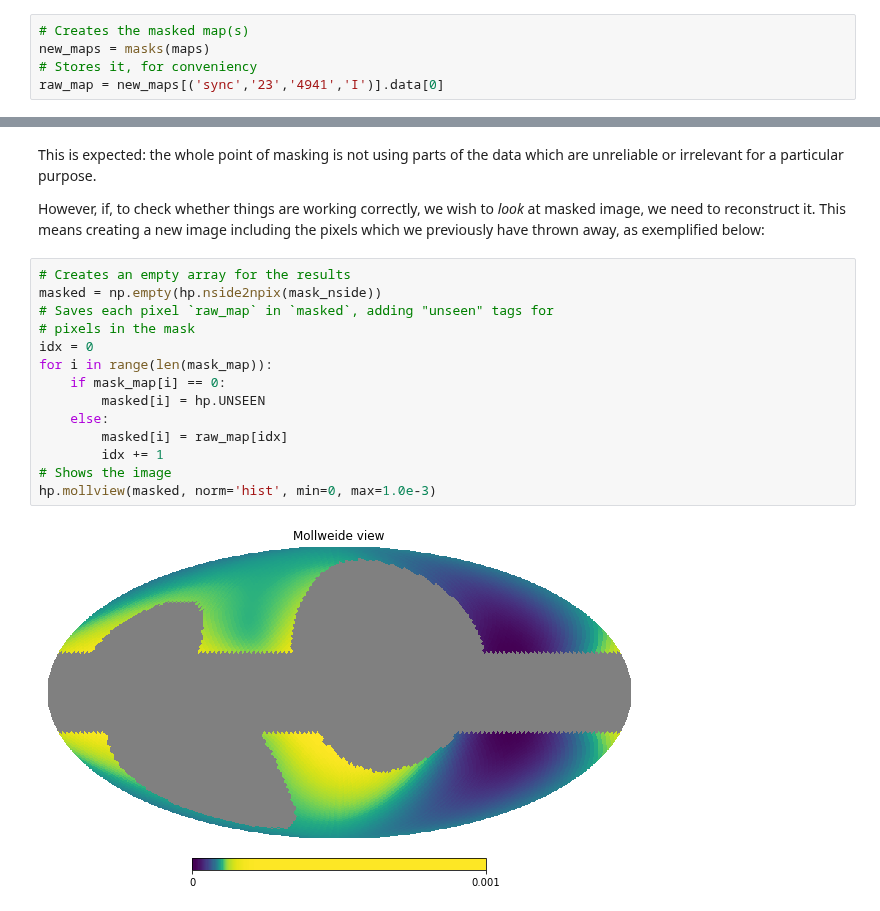
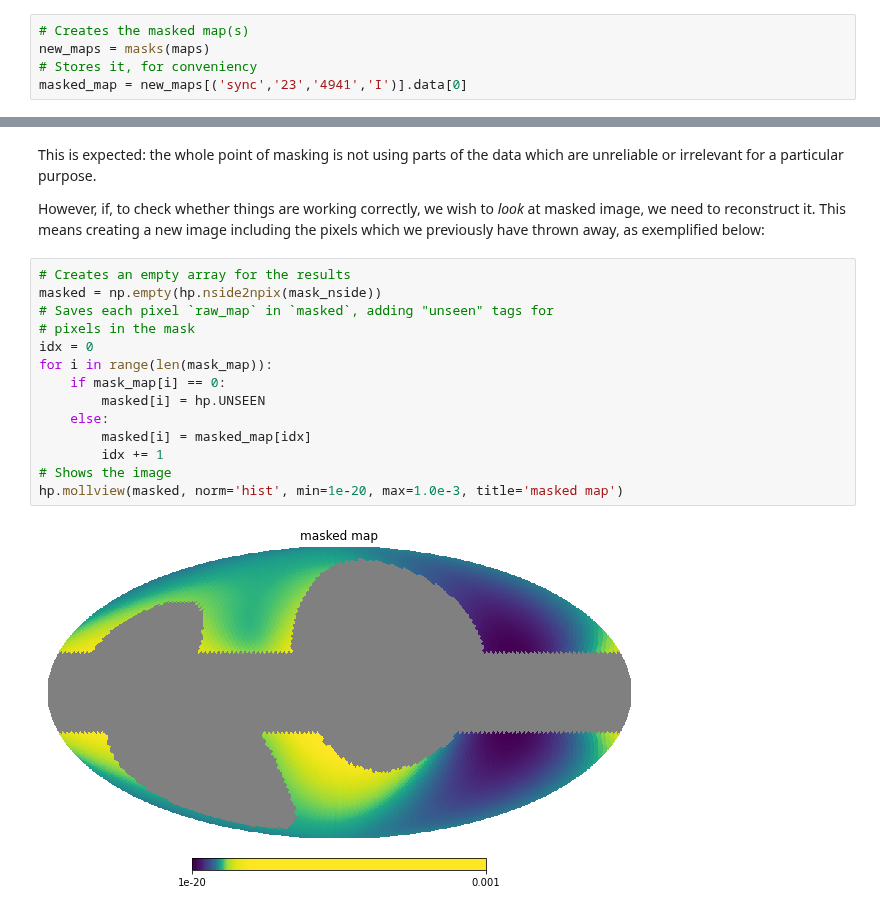
Before and after one commit to IMAGINE-Consortium/imagine, a Jupyter notebook: tutorials/tutorial_masks.ipynb, the cells around one changed output, grey strips where cells are left out. Saved outputs shown, nothing was run; the diff lists cells and outputs as text.

```diff
--- a/tutorials/tutorial_masks.ipynb
+++ b/tutorials/tutorial_masks.ipynb
@@ -111,7 +100,7 @@ The `masks` object acts as a function that takes an observable dictionary (i.e.
 # Creates the masked map(s)
 new_maps = masks(maps)
 # Stores it, for conveniency
-raw_map = new_maps[('sync','23','4941','I')].data[0]
+masked_map = new_maps[('sync','23','4941','I')].data[0]
 # %% [markdown]
 Applying a mask, however, changes the size of the data array
 # %%
@@ -127,16 +116,16 @@ However, if, to check whether things are working correctly, we wish to *look* at
 # %%
 # Creates an empty array for the results
 masked = np.empty(hp.nside2npix(mask_nside))
 # Saves each pixel `raw_map` in `masked`, adding "unseen" tags for
 # pixels in the mask
 idx = 0
 for i in range(len(mask_map)):
     if mask_map[i] == 0:
         masked[i] = hp.UNSEEN
     else:
-        masked[i] = raw_map[idx]
+        masked[i] = masked_map[idx]
         idx += 1
 # Shows the image
-hp.mollview(masked, norm='hist', min=0, max=1.0e-3)
+hp.mollview(masked, norm='hist', min=1e-20, max=1.0e-3, title='masked map')
 # %% [output]
-[figure, old version]
+[figure, new version]
```
Also changed, not shown: parts of 11 cells of this notebook.
